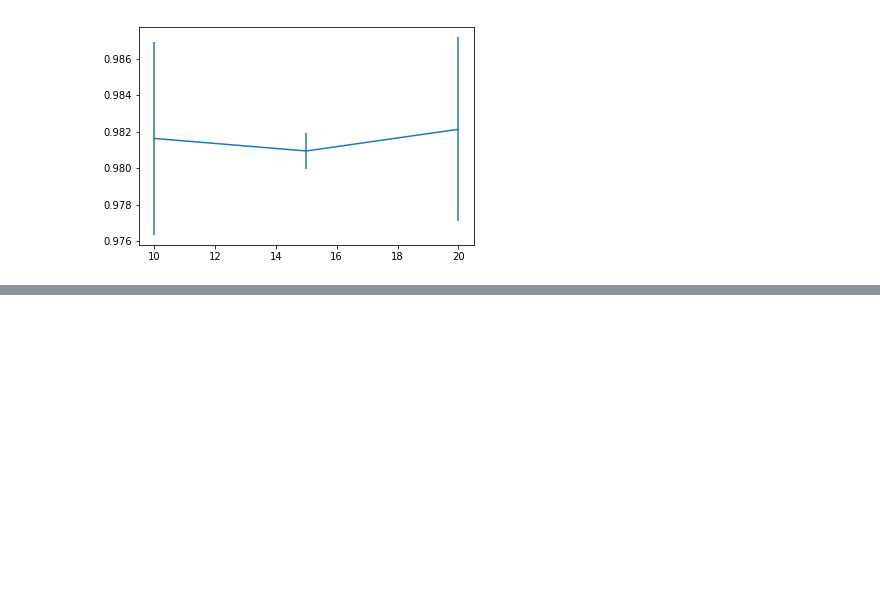
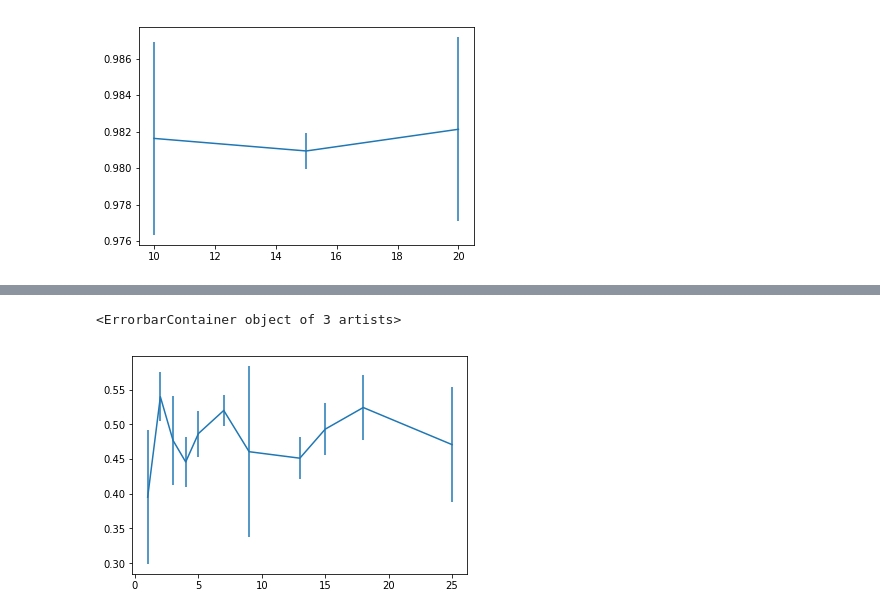
Before and after one commit to gabrielsluz/c-swm, a Jupyter notebook: Experiments.ipynb, the cells around one changed output, grey strips where cells are left out. Drawn from its saved outputs; the diff is of its cells as text; code cells hidden in the pictures; blank space fills up the shorter version.

```diff
--- a/Experiments.ipynb
+++ b/Experiments.ipynb
@@ -492,0 +541,10 @@ plt.errorbar(x, y_mean, yerr=y_std)
+# %%
+params = ['use_trans_model']
+values = ['False']
+experiment_key = 'LinearEvalAcc'
+varying_param = 'epochs'
+x, y_mean, y_std = get_plot_ready_res(results, params, values, experiment_key, varying_param)
+plt.errorbar(x, y_mean, yerr=y_std)
+# %% [output]
+<ErrorbarContainer object of 3 artists>
+[figure, added]
```
Also changed, not shown: parts of 10 cells of this notebook.
